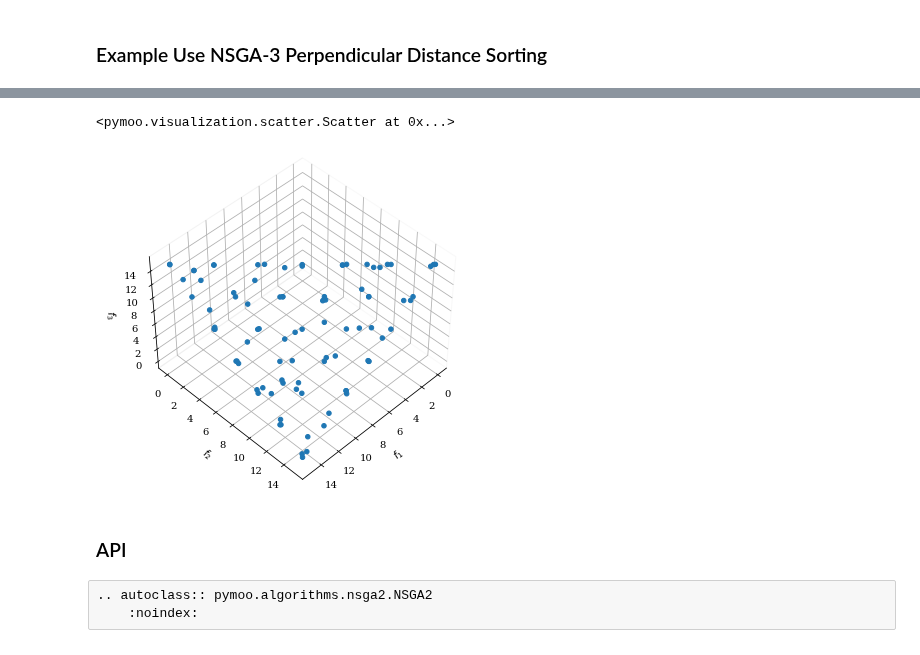
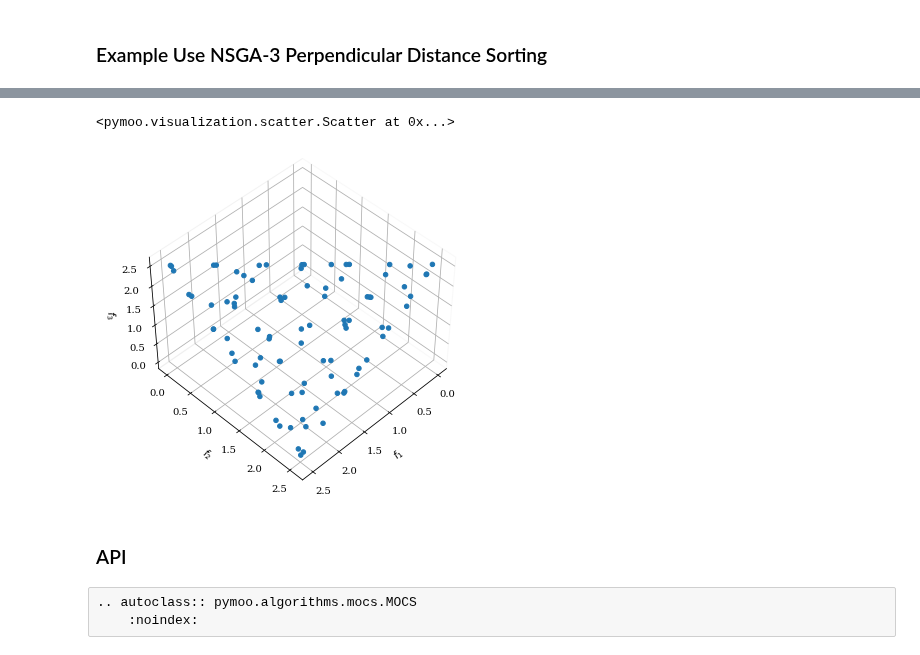
Before and after one commit to anyoptimization/pymoo, a Jupyter notebook: doc/source/algorithms/mocs.ipynb, the cells around one changed output, grey strips where cells are left out. Saved outputs shown, nothing was run; the diff lists cells and outputs as text; code cells hidden in the pictures.

Commit message:
Fix CS and add pics to docs
-fix cs use normal distribution instead of uniform in Mantegna's Algorithm
-fix step size scale is now per dimension of x bounds not scalar (alfa)
-add pics to docs

```diff
--- a/doc/source/algorithms/mocs.ipynb
+++ b/doc/source/algorithms/mocs.ipynb
@@ -65,16 +65,16 @@ else:
 # %%
-algorithm = MOCS(survival=reference_survival, pop_size=90)
+algorithm = MOCS(survival=reference_survival, pop_size=90, alfa=0.3, pa=0.2)
 res = minimize(get_problem("dtlz1^-1"),
                algorithm,
                seed=1,
                termination=('n_gen', 600))
 
 Scatter().add(res.F).show()
 # %% [output]
 <pymoo.visualization.scatter.Scatter at 0x...>
-[figure, old version]
+[figure, new version]
 # %% [markdown]
 ### API
 # %% [raw]
-.. autoclass:: pymoo.algorithms.nsga2.NSGA2
+.. autoclass:: pymoo.algorithms.mocs.MOCS
     :noindex:
```
Also changed, not shown: parts of 3 cells of this notebook, 4 other files.
